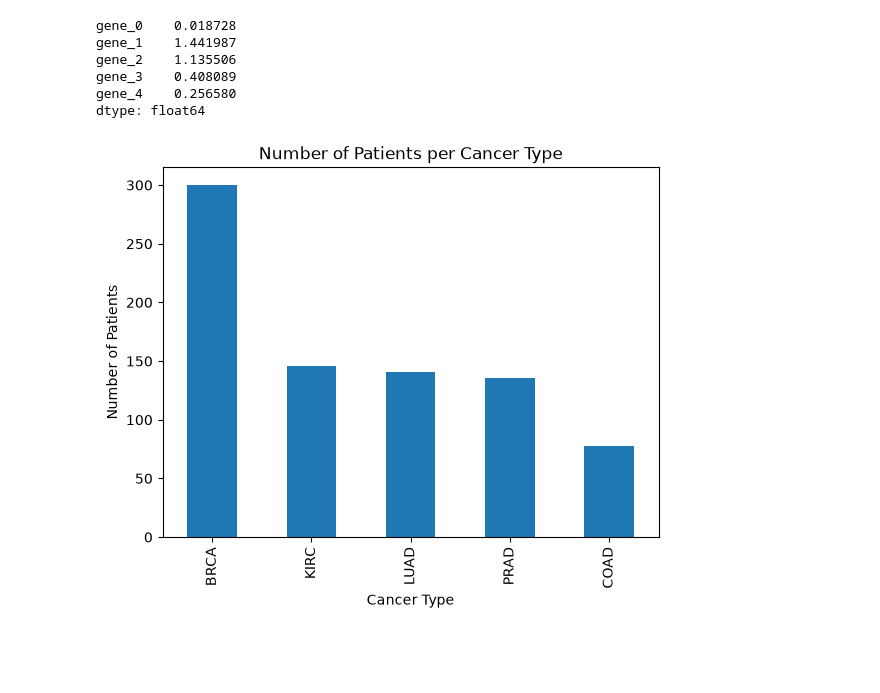
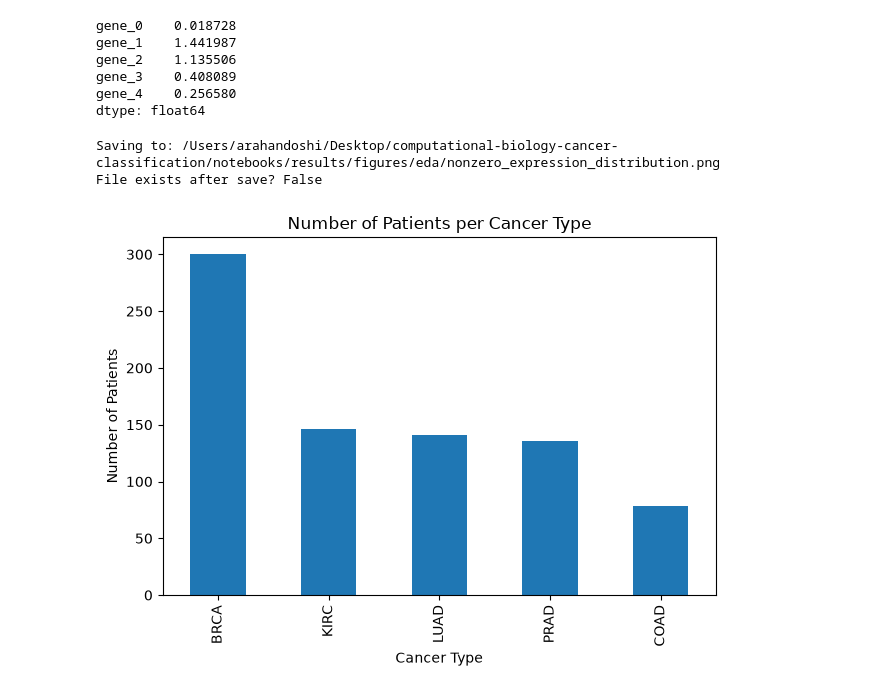
Before and after one commit to arahandoshi/computational-biology-cancer-classification, a Jupyter notebook: notebooks/03_EDA.ipynb, the cells around one changed output. Saved outputs shown, nothing was run; the diff lists cells and outputs as text; code cells hidden in the pictures; blank space fills up the shorter version.

```diff
--- a/notebooks/03_EDA.ipynb
+++ b/notebooks/03_EDA.ipynb
@@ -63,9 +92,33 @@ dtype: float64
 # %%
 labels_df["Class"].value_counts().plot(kind="bar")
 labels_df["Class"].value_counts().plot(kind="bar")
 plt.title("Number of Patients per Cancer Type")
 plt.xlabel("Cancer Type")
 plt.ylabel("Number of Patients")
+
+Path("results/figures/eda").mkdir(parents=True, exist_ok=True)
+
+plt.tight_layout()
+
+plt.savefig(
+    "../results/figures/eda/nonzero_gene_expression_distribution.png",
+    dpi=300,
+    bbox_inches="tight"
+)
+
+plt.savefig(
+    "../results/figures/eda/nonzero_gene_expression_distribution.pdf",
+    bbox_inches="tight"
+)
+
+import os
+
+print("Saving to:", os.path.abspath("results/figures/eda/nonzero_expression_distribution.png"))
+print("File exists after save?", os.path.exists("results/figures/eda/nonzero_expression_distribution.png"))
+
 plt.show()
+plt.close()
 # %% [output]
+Saving to: /Users/arahandoshi/Desktop/computational-biology-cancer-classification/notebooks/results/figures/eda/nonzero_expression_distribution.png
+File exists after save? False
-[figure, old version]
+[figure, new version]
```
Also changed, not shown: parts of 15 cells of this notebook, 29 other files.
